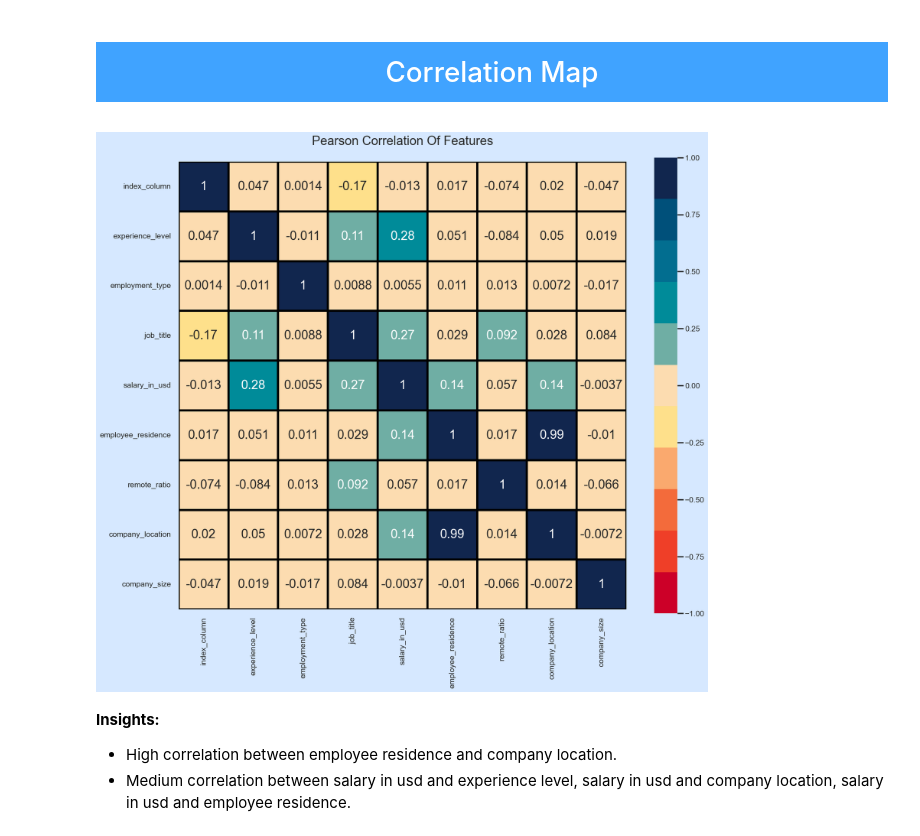
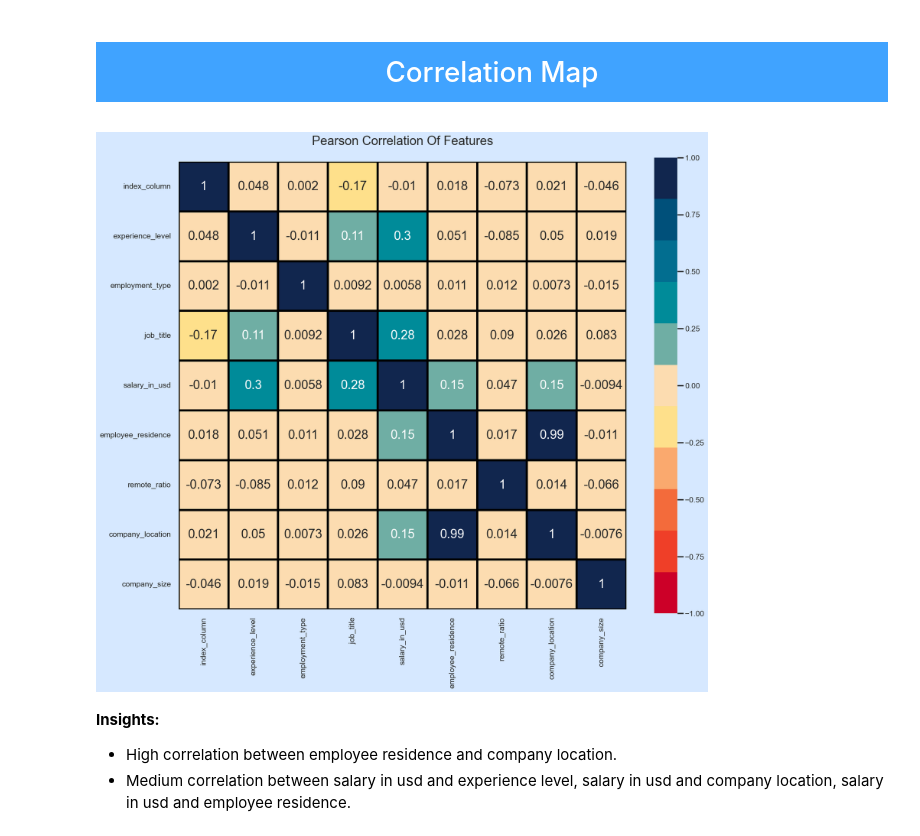
Before and after one commit to MatiasBorrellH/DS_Salary_Prediction, a Jupyter notebook: ds_salary_eda.ipynb, the cells around one changed output. Saved outputs shown, nothing was run; the diff lists cells and outputs as text; code cells hidden in the pictures.

Commit message:
Moved Outliers operations to pre-processing.

```diff
--- a/ds_salary_eda.ipynb
+++ b/ds_salary_eda.ipynb
@@ -281,3 +283,5 @@ Summary of categorical columns after preprocessing:
+# %%
+data = remove_outliers_iqr(data, column='salary_in_usd', multiplier=1.8)
 # %% [markdown]
 <a id="6"></a>
 # <p style="padding:10px;background-color:#3d57ff;margin:0;color:#ffffff;font-family:helvetica;font-size:100%;text-align:center;border-radius: 15px 50px;overflow:hidden;font-weight:500">Data Visualization</p>
@@ -745,21 +749,23 @@ data2 = data.copy()
 # %%
 titles = data2['job_title'].value_counts()
 # %%
+data2 = data.copy()
+
 catcol = ["experience_level","employment_type","job_title","employee_residence","remote_ratio","company_location","company_size"]
 le = LabelEncoder()
 for col in catcol:
-        data[col] = le.fit_transform(data[col])
+        data2[col] = le.fit_transform(data2[col])
 
 
 plt.subplots(figsize =(20, 20))
 
-sns.heatmap(data.drop("work_year",axis=1).corr(), cmap = palette_cmap, square=True, cbar_kws=dict(shrink =.82),
+sns.heatmap(data2.drop("work_year",axis=1).corr(), cmap = palette_cmap, square=True, cbar_kws=dict(shrink =.82),
         annot=True, vmin=-1, vmax=1, linewidths=4,linecolor='black',annot_kws=dict(fontsize =25))
 plt.title("Pearson Correlation Of Features\n", fontsize=25)
 plt.xticks(rotation=90)
 plt.show()
 # %% [output]
-[figure, old version]
+[figure, new version]
 # %% [markdown]
 **Insights:**
 
```
Also changed, not shown: parts of 31 cells of this notebook.
